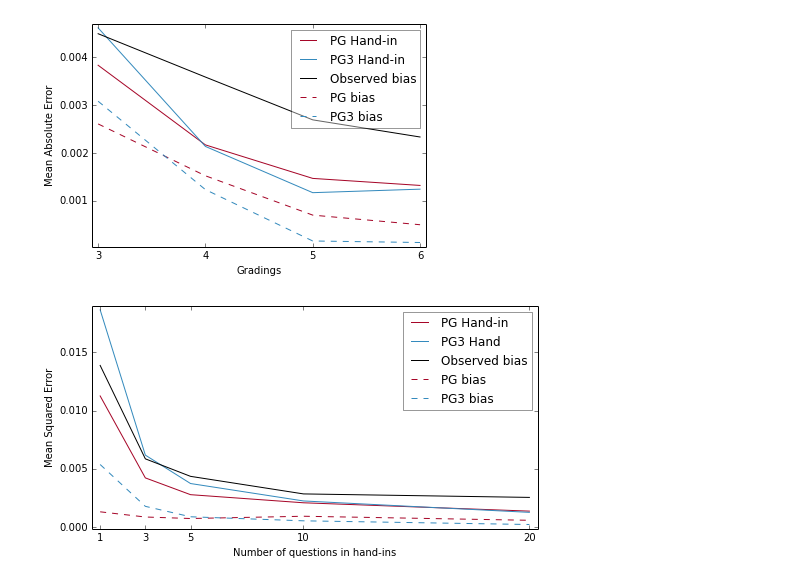
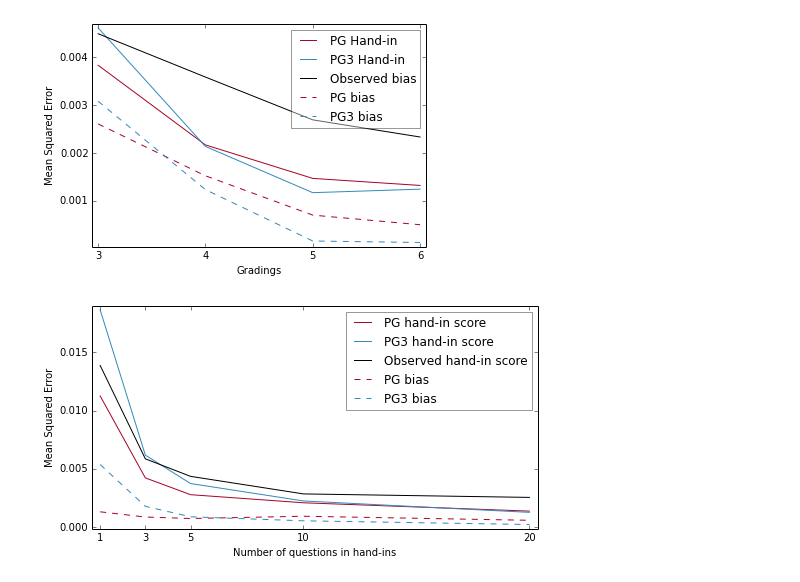
Before and after one commit to TomMalow/pymcmodels, a Jupyter notebook: Model Speed.ipynb, the cells around one changed output. Drawn from its saved outputs; the diff is of its cells as text; code cells hidden in the pictures.

```diff
--- a/Model Speed.ipynb
+++ b/Model Speed.ipynb
@@ -972,7 +1073,7 @@ with PdfPages(fig_store + "ModelsErrorGradings.pdf") as pdf:
     leg = plt.legend(loc=1)
     leg.get_frame().set_alpha(0.4)
     plt.xticks(gradings,gradings)
-    plt.ylabel("Mean Absolute Error")
+    plt.ylabel("Mean Squared Error")
     plt.xlabel("Gradings")
     plt.margins(0.02)
 #    plt.ylim(0,0.4)
@@ -1018,7 +1119,7 @@ with PdfPages(fig_store + "ModelsErrorGradings2.pdf") as pdf:
     leg = plt.legend(loc=1)
     leg.get_frame().set_alpha(0.4)
     plt.xticks(gradings,gradings)
-    plt.ylabel("Mean Absolute Error")
+    plt.ylabel("Mean Squared Error")
     plt.xlabel("Gradings")
     plt.margins(0.02)
 #    plt.ylim(0,0.4)
@@ -1047,34 +1148,34 @@ Gibbs_hand = map(lambda x : np.mean(x),
            [0.00245917350321,0.00144938651425,0.0028080027942],
            [0.00127141403064,0.001160817741,0.00134776654846]])
 MH_hand = map(lambda x : np.mean(x),
           [[0.0139487038644,0.0101203408543,0.00969134365959],
            [0.00378890071588,0.00462827505551,0.00423887409218],
            [0.00278459677695,0.00254569520654,0.0030043373842],
            [0.00217590379996,0.00140650388408,0.00266399512123],
            [0.00163389062955,0.00124143690086,0.00122223559237]])
 Obs_hand = map(lambda x : np.mean(x),
             [[0.0175437411985,0.0110453279893,0.0130350292043],
              [0.00576258865296,0.00614621839112,0.00565518148252],
              [0.00523382662172,0.00375669534086,0.0040647478891],
              [0.00290137969143,0.00238315273591,0.00324615473329],
              [0.00251675609847,0.00249037257014,0.00262496713704]])
 
 with PdfPages(fig_store + "ModelsErrorQuestions.pdf") as pdf:
     fig = plt.figure(figsize(8,4))
 
-    plt.plot(questions,MH_hand,label="PG Hand-in",color="#A60628")
-    plt.plot(questions,Gibbs_hand,label="PG3 Hand",color="#348ABD")
-    plt.plot(questions,Obs_hand,label="Observed bias",color="black")
+    plt.plot(questions,MH_hand,label="PG hand-in score",color="#A60628")
+    plt.plot(questions,Gibbs_hand,label="PG3 hand-in score",color="#348ABD")
+    plt.plot(questions,Obs_hand,label="Observed hand-in score",color="black")
     plt.plot(questions,MH_bias,'--',label="PG bias",color="#A60628")
     plt.plot(questions,Gibbs_bias,'--',label="PG3 bias",color="#348ABD")
     leg = plt.legend(loc=1)
     leg.get_frame().set_alpha(0.4)
     plt.xticks(questions,questions)
     plt.ylabel("Mean Squared Error")
     plt.xlabel("Number of questions in hand-ins")
 #    plt.ylim(0,0.)
     plt.margins(0.02)
     plt.show()
     pdf.savefig(fig,bbox_inches='tight')
 # %% [output]
-[figure, old version]
+[figure, new version]
```
Also changed, not shown: parts of 17 cells of this notebook, 4 other files.
